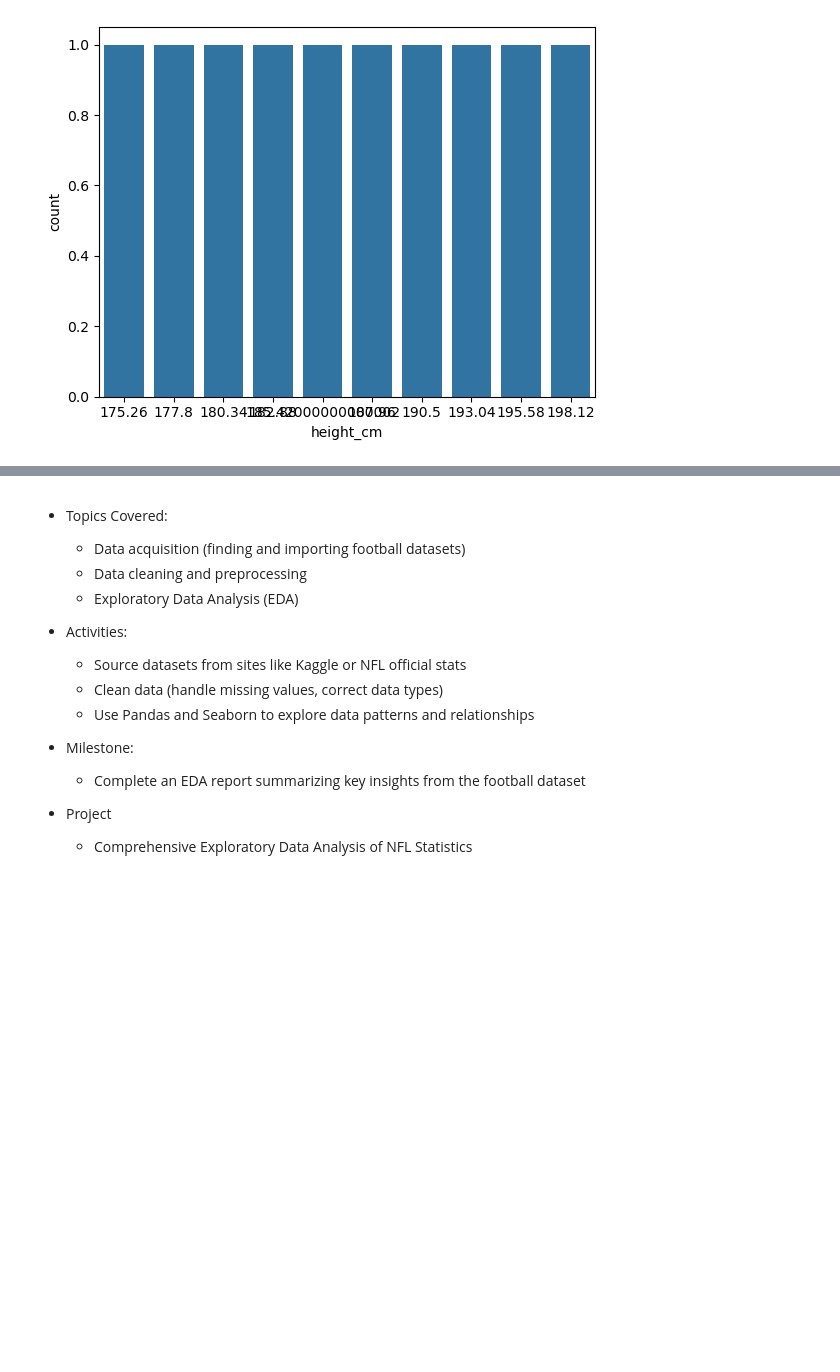
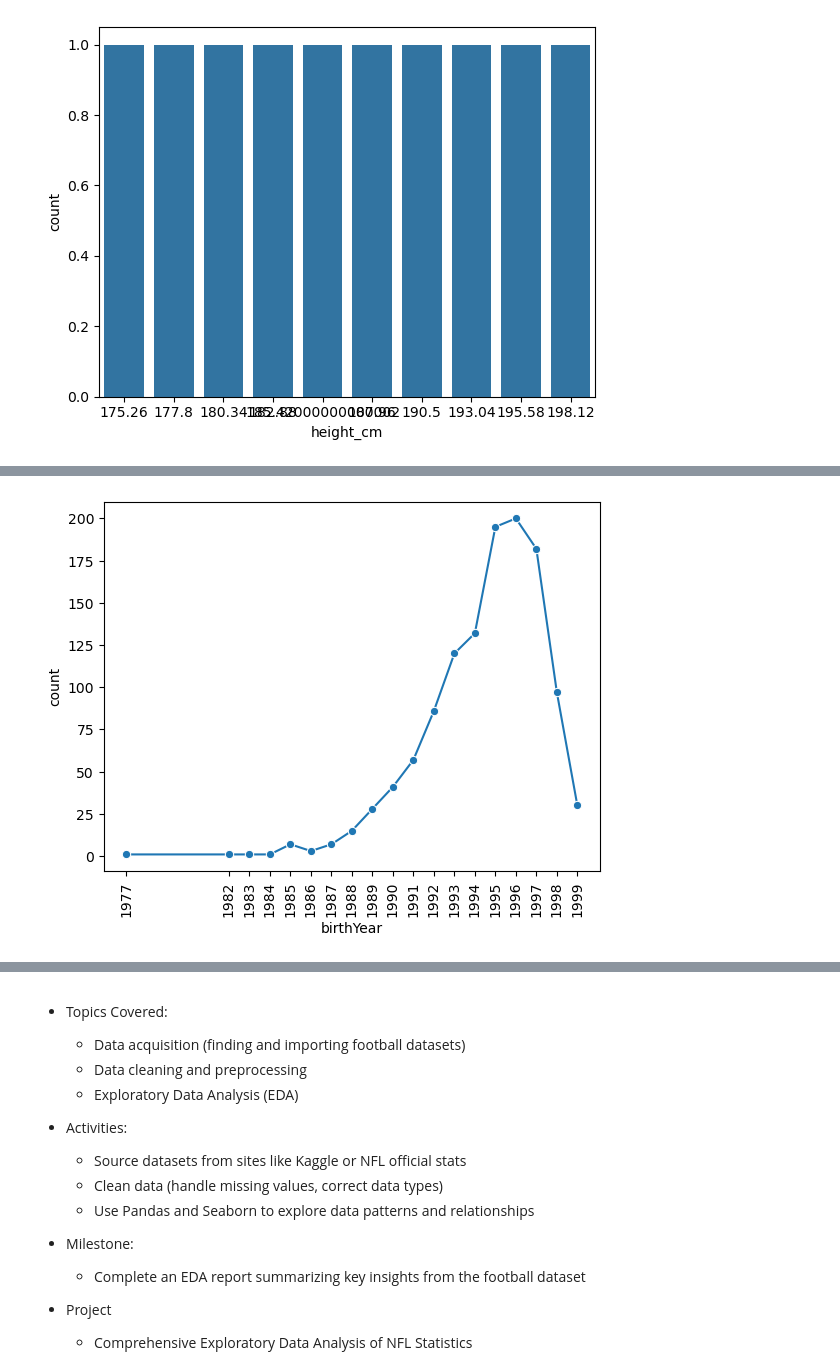
Before and after one commit to Aaryanshah428/NFL-Data-Analysis, a Jupyter notebook: analysis.ipynb, the cells around one changed output, grey strips where cells are left out. Drawn from its saved outputs; the diff is of its cells as text; code cells hidden in the pictures; blank space fills up the shorter version.

```diff
--- a/analysis.ipynb
+++ b/analysis.ipynb
@@ -170,0 +245,10 @@ plt.show()
+# %%
+df["birthYear"] = df["birthDate"].dt.year
+# %%
+birth_year = df["birthYear"].value_counts().sort_index()
+# %%
+sns.lineplot(birth_year, markers = True, marker = "o")
+plt.xticks(birth_year.index, rotation = 90)
+plt.show()
+# %% [output]
+[figure, added]
```
Also changed, not shown: parts of 19 cells of this notebook.
